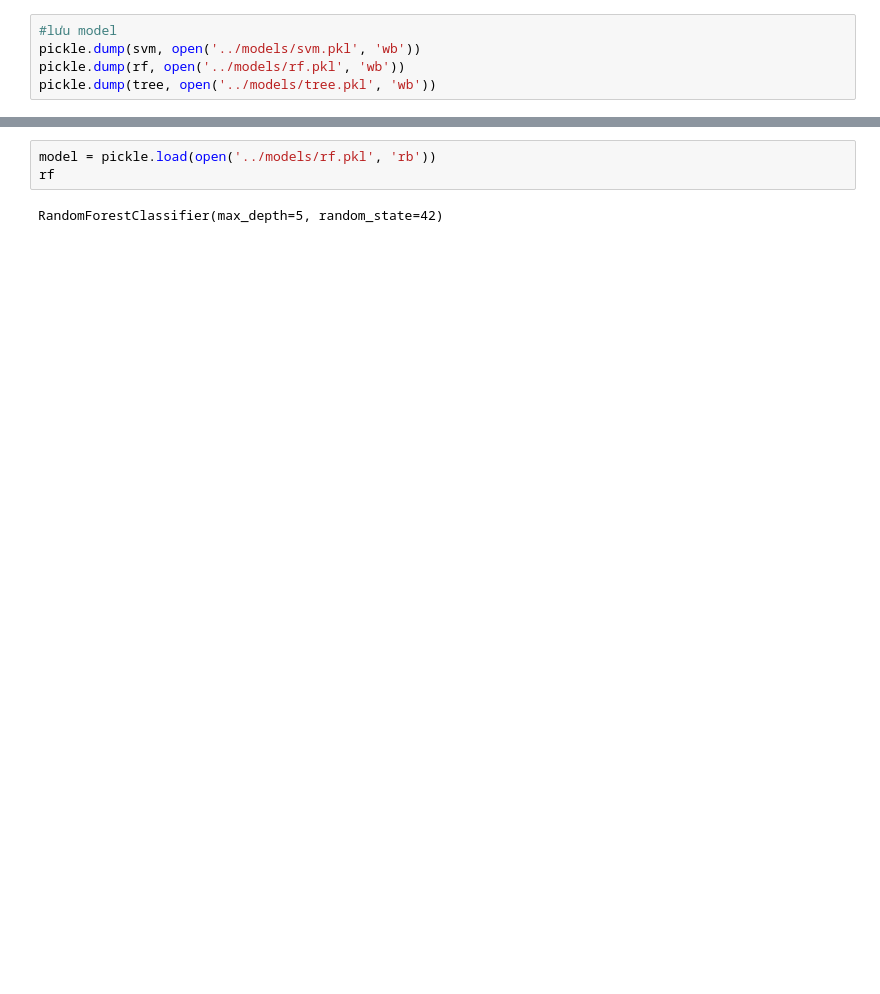
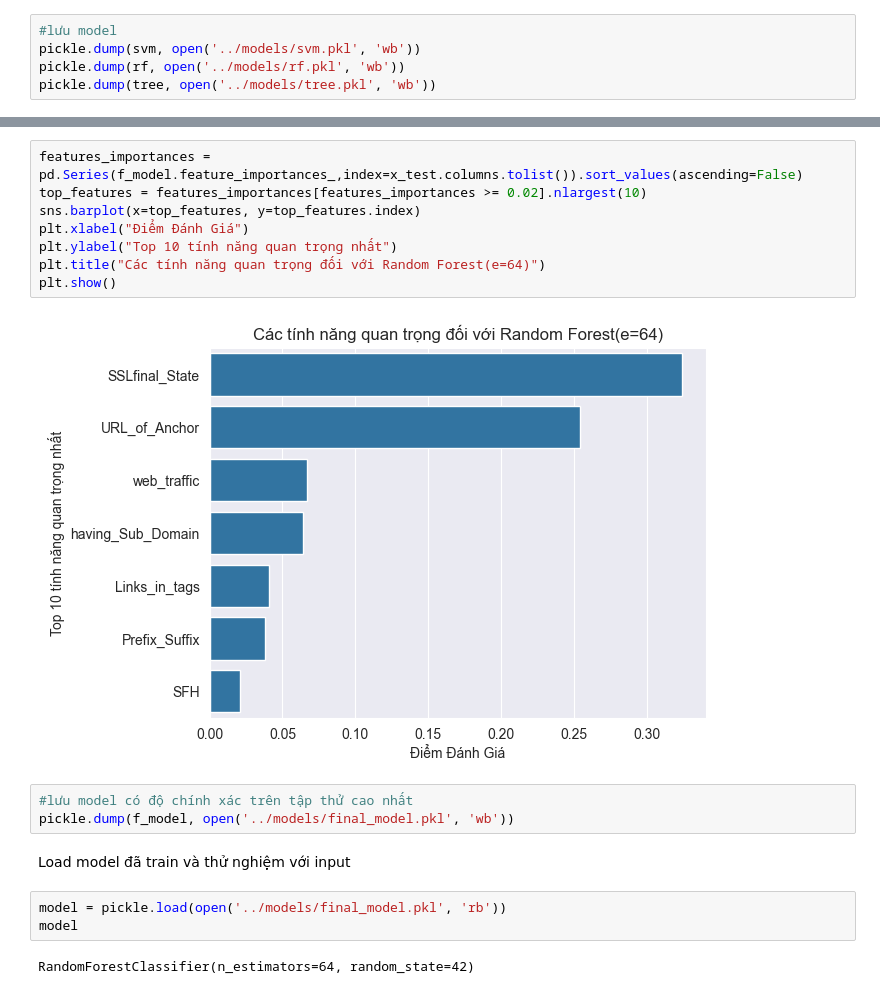
Before and after one commit to CallMeIAmTDF/BTL_Hoc_May, a Jupyter notebook: jupyter/training.ipynb, the cells around one changed output, grey strips where cells are left out. Saved outputs shown, nothing was run; the diff lists cells and outputs as text; blank space fills up the shorter version.

```diff
--- a/jupyter/training.ipynb
+++ b/jupyter/training.ipynb
@@ -189,5 +279,20 @@ pickle.dump(tree, open('../models/tree.pkl', 'wb'))
+# %%
+features_importances = pd.Series(f_model.feature_importances_,index=x_test.columns.tolist()).sort_values(ascending=False)
+top_features = features_importances[features_importances >= 0.02].nlargest(10)
+sns.barplot(x=top_features, y=top_features.index)
+plt.xlabel("Điểm Đánh Giá")
+plt.ylabel("Top 10 tính năng quan trọng nhất")
+plt.title("Các tính năng quan trọng đối với Random Forest(e=64)")
+plt.show()
+# %% [output]
+[figure, added]
+# %%
+#lưu model có độ chính xác trên tập thử cao nhất
+pickle.dump(f_model, open('../models/final_model.pkl', 'wb'))
+# %% [markdown]
+Load model đã train và thử nghiệm với input
 # %%
-model = pickle.load(open('../models/rf.pkl', 'rb'))
-rf
+model = pickle.load(open('../models/final_model.pkl', 'rb'))
+model
 # %% [output]
-RandomForestClassifier(max_depth=5, random_state=42)
+RandomForestClassifier(n_estimators=64, random_state=42)
```
Also changed, not shown: parts of 15 cells of this notebook, 4 other files.
